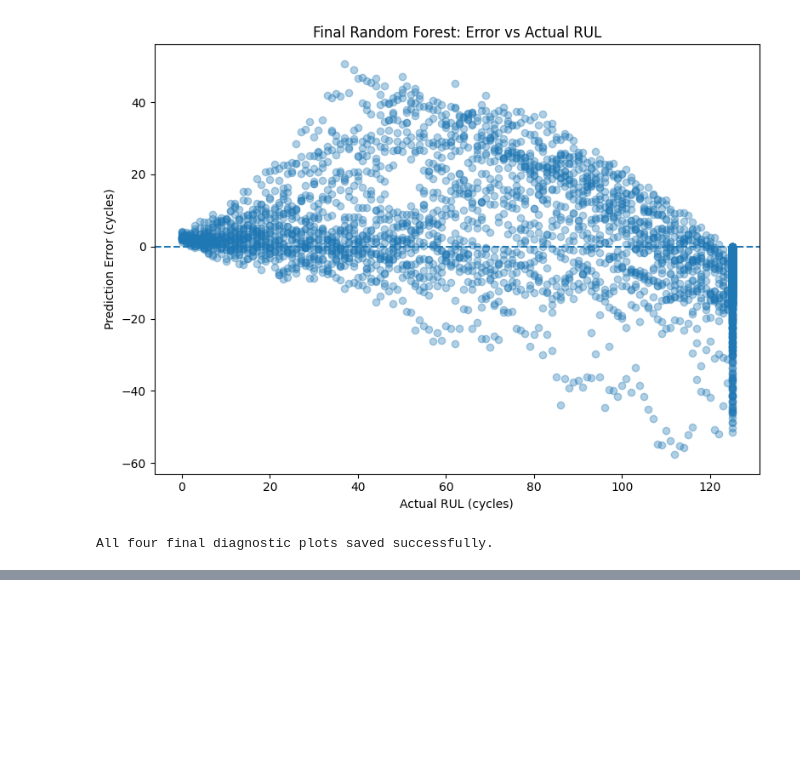
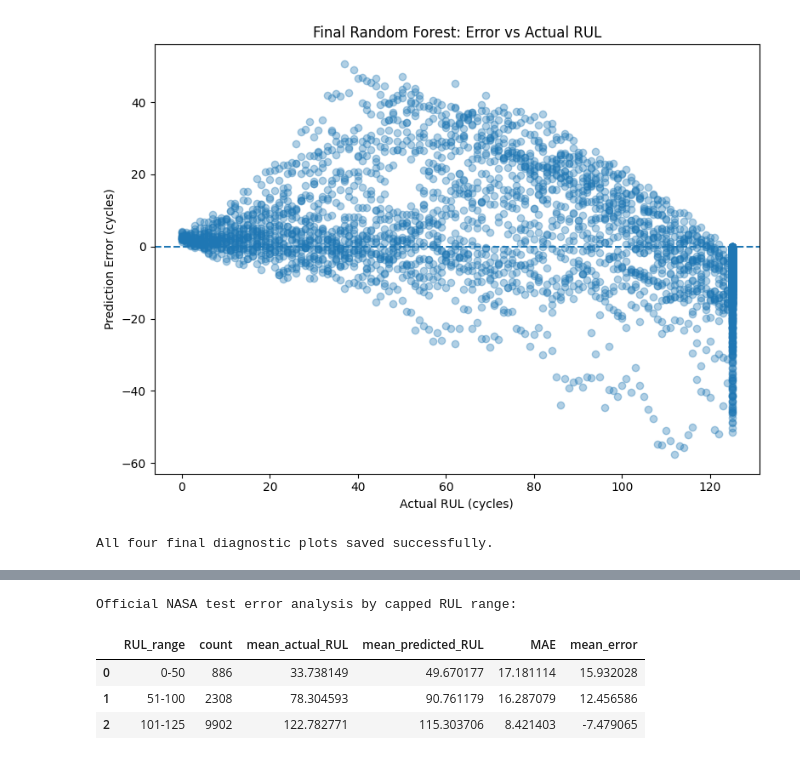
Before and after one commit to Susenther/Predictive_maintenance_RUL_prediction, a Jupyter notebook: notebooks/Predictive_Maintenance_RUL.ipynb, the cells around one changed output, grey strips where cells are left out. Cells and saved outputs as stored; diff of their text form; code cells hidden in the pictures; blank space fills up the shorter version.

```diff
--- a/notebooks/Predictive_Maintenance_RUL.ipynb
+++ b/notebooks/Predictive_Maintenance_RUL.ipynb
@@ -3434,0 +3544,49 @@ All four final diagnostic plots saved successfully.
+# %%
+# ============================================================
+# OFFICIAL TEST PREDICTION DIAGNOSTICS
+# ============================================================
+
+official_test_error_df = pd.DataFrame({
+    "unit_id": test_processed["unit_id"].values,
+    "cycle": test_processed["cycle"].values,
+    "actual_RUL_raw": y_official_test_raw.values,
+    "actual_RUL_capped": y_official_test.values,
+    "predicted_RUL": official_test_predictions
+})
+
+official_test_error_df["error"] = (
+    official_test_error_df["predicted_RUL"]
+    - official_test_error_df["actual_RUL_capped"]
+)
+
+official_test_error_df["absolute_error"] = (
+    official_test_error_df["error"].abs()
+)
+
+official_test_error_df["RUL_range"] = pd.cut(
+    official_test_error_df["actual_RUL_capped"],
+    bins=[-1, 50, 100, 125],
+    labels=["0-50", "51-100", "101-125"]
+)
+
+official_test_range_analysis = (
+    official_test_error_df
+    .groupby("RUL_range", observed=False)
+    .agg(
+        count=("actual_RUL_capped", "size"),
+        mean_actual_RUL=("actual_RUL_capped", "mean"),
+        mean_predicted_RUL=("predicted_RUL", "mean"),
+        MAE=("absolute_error", "mean"),
+        mean_error=("error", "mean")
+    )
+    .reset_index()
+)
+
+print("Official NASA test error analysis by capped RUL range:")
+display(official_test_range_analysis)
+# %% [output]
+Official NASA test error analysis by capped RUL range:
+|  | RUL_range | count | mean_actual_RUL | mean_predicted_RUL | MAE | mean_error |
+| 0 | 0-50 | 886 | 33.738149 | 49.670177 | 17.181114 | 15.932028 |
+| 1 | 51-100 | 2308 | 78.304593 | 90.761179 | 16.287079 | 12.456586 |
+| 2 | 101-125 | 9902 | 122.782771 | 115.303706 | 8.421403 | -7.479065 |
```
Also changed, not shown: parts of 5 cells of this notebook.
